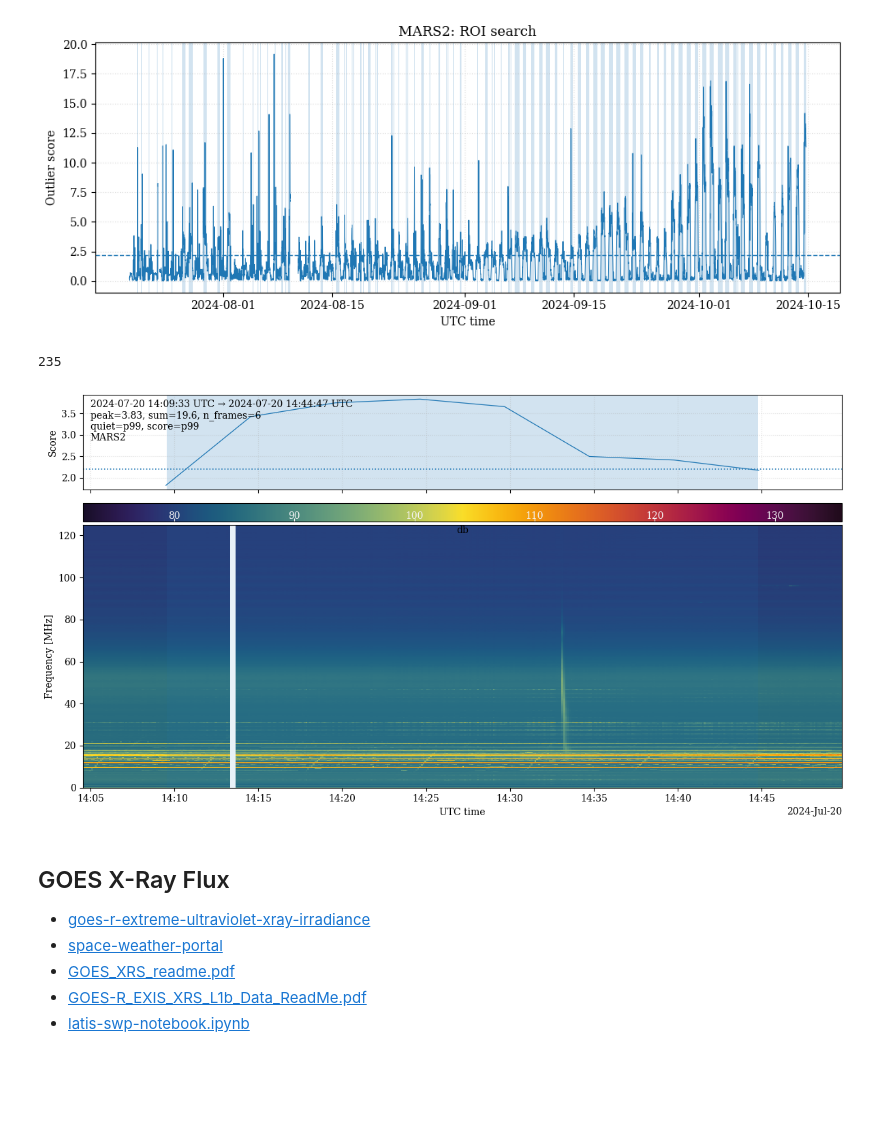
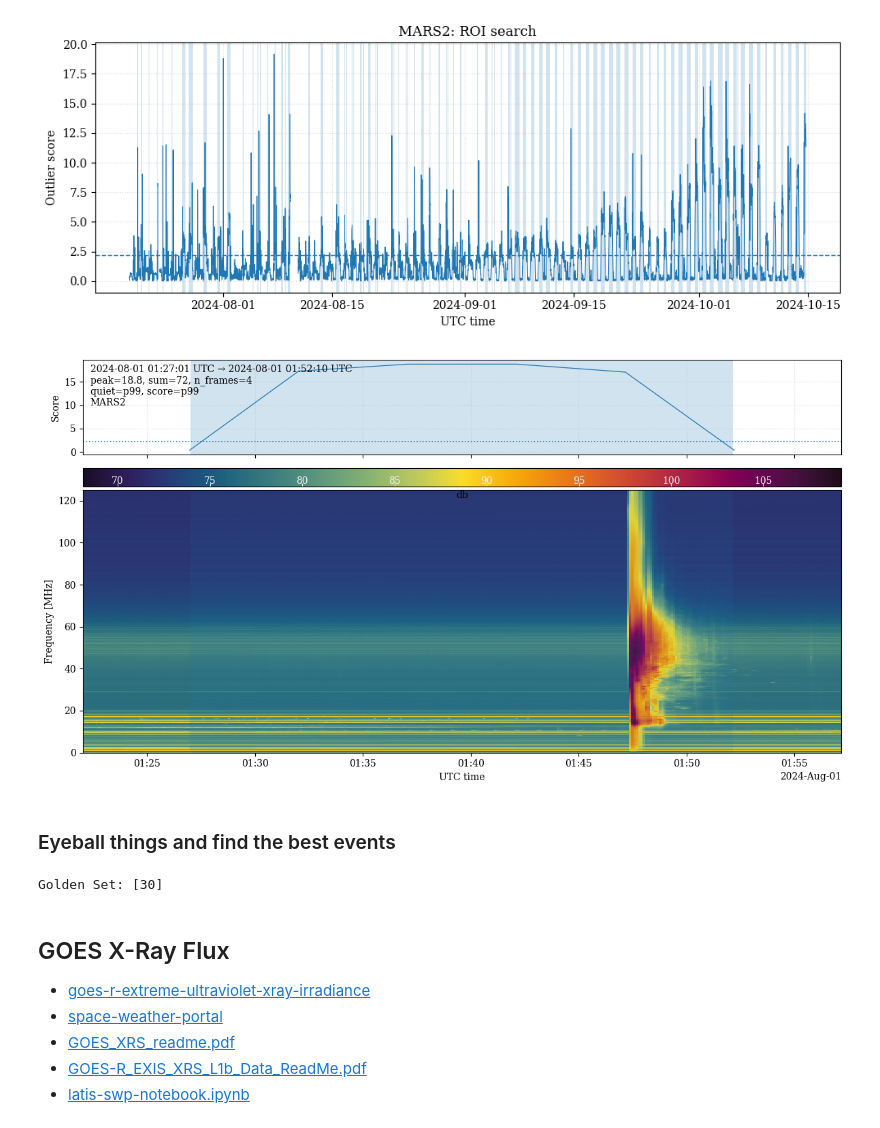
Before and after one commit to amanchokshi/specscout, a Jupyter notebook: notebooks/specscout_processing.ipynb, the cells around one changed output. Drawn from its saved outputs; the diff is of its cells as text; code cells hidden in the pictures; blank space fills up the shorter version.

```diff
--- a/notebooks/specscout_processing.ipynb
+++ b/notebooks/specscout_processing.ipynb
@@ -214,25 +218,21 @@ plt.tight_layout()
 plt.show()
 # %% [output]
 [figure]
-# %%
-len(rois)
-# %% [output]
-235
 # %%
 %matplotlib inline
 
 fig, _axs = plot_roi_event(
     station="MARS2",
-    roi=rois[0],
+    roi=rois[36],
     df_scores=df_scores,
     zarr_path=zarr_path,
     chans=(0, 1),
     pipe=pipe_stokes_i_db,
     plot_pad_minutes=5,
     threshold=threshold,
     quiet_label="p99",
     score_label="p99",
 )
 # %% [output]
-[figure, old version]
+[figure, new version]
 # %%
@@ -258,3 +260,44 @@ for i, roi in enumerate(rois):
         bbox_inches="tight",
     )
     plt.close(fig)
+# %% [markdown]
+### Eyeball things and find the best events
+# %%
+golden_set = np.array(
+    [
+        2,
+        10,
+        12,
+        16,
+        23,
+        24,
+        25,
+        27,
+        28,
+        29,
+        30,
+        31,
+        36,
+        41,
+        44,
+        45,
+        47,
+        53,
+        54,
+        55,
+        61,
+        71,
+        72,
+        95,
+        101,
+        102,
+        104,
+        135,
+        150,
+        188,
+    ]
+)
+
+print(f"Golden Set: [{golden_set.size}]")
+# %% [output]
+Golden Set: [30]
```
Also changed, not shown: parts of 18 cells of this notebook.
